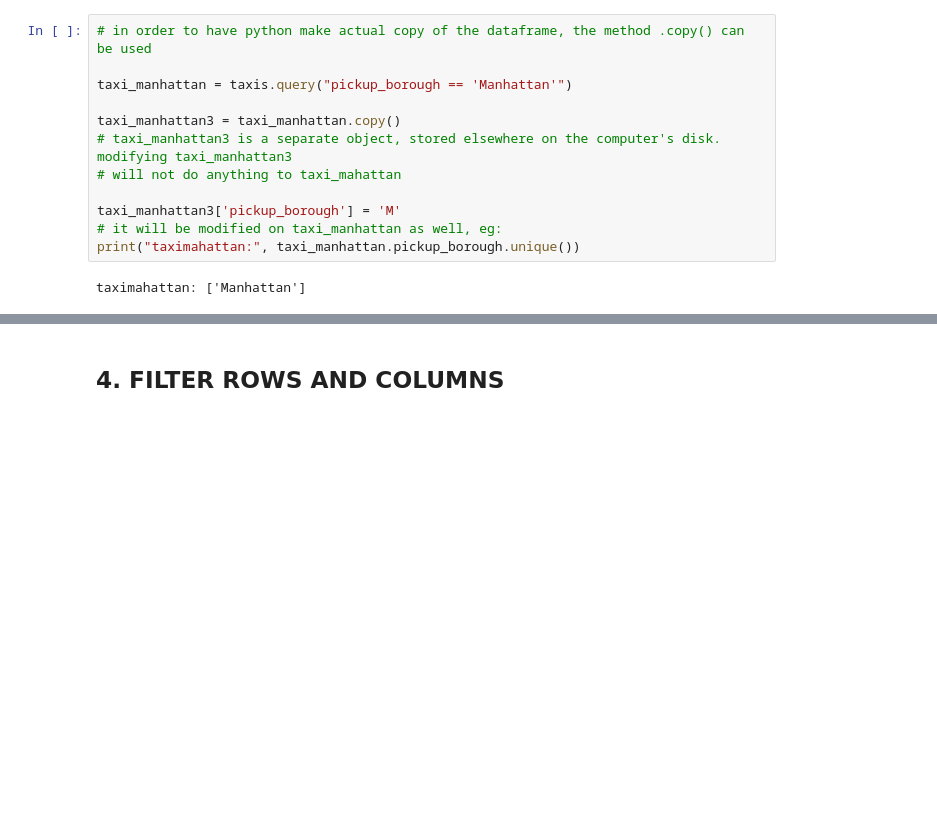
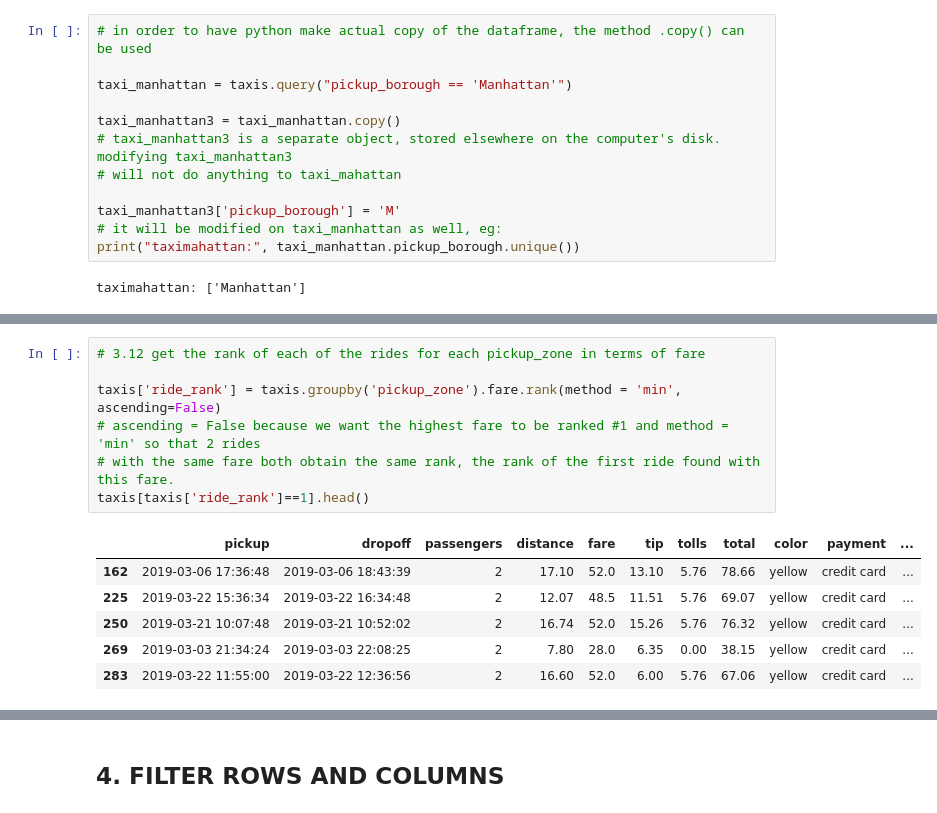
Before and after one commit to massardier/visualizations_python, a Jupyter notebook: pandas_manipulations.ipynb, the cells around one changed output, grey strips where cells are left out. Saved outputs shown, nothing was run; the diff lists cells and outputs as text; blank space fills up the shorter version.

Commit message:
rank cut

```diff
--- a/pandas_manipulations.ipynb
+++ b/pandas_manipulations.ipynb
@@ -282 +313,15 @@ taximahattan: ['Manhattan']
+# %%
+# 3.12 get the rank of each of the rides for each pickup_zone in terms of fare
+
+taxis['ride_rank'] = taxis.groupby('pickup_zone').fare.rank(method = 'min', ascending=False)
+# ascending = False because we want the highest fare to be ranked #1 and method = 'min' so that 2 rides
+# with the same fare both obtain the same rank, the rank of the first ride found with this fare.
+taxis[taxis['ride_rank']==1].head()
+# %% [output]
+|  | pickup | dropoff | passengers | distance | fare | tip | tolls | total | color | payment | ... |
+| 162 | 2019-03-06 17:36:48 | 2019-03-06 18:43:39 | 2 | 17.10 | 52.0 | 13.10 | 5.76 | 78.66 | yellow | credit card | ... |
+| 225 | 2019-03-22 15:36:34 | 2019-03-22 16:34:48 | 2 | 12.07 | 48.5 | 11.51 | 5.76 | 69.07 | yellow | credit card | ... |
+| 250 | 2019-03-21 10:07:48 | 2019-03-21 10:52:02 | 2 | 16.74 | 52.0 | 15.26 | 5.76 | 76.32 | yellow | credit card | ... |
+| 269 | 2019-03-03 21:34:24 | 2019-03-03 22:08:25 | 2 | 7.80 | 28.0 | 6.35 | 0.00 | 38.15 | yellow | credit card | ... |
+| 283 | 2019-03-22 11:55:00 | 2019-03-22 12:36:56 | 2 | 16.60 | 52.0 | 6.00 | 5.76 | 67.06 | yellow | credit card | ... |
 # %%
```
Also changed, not shown: parts of 5 cells of this notebook.
